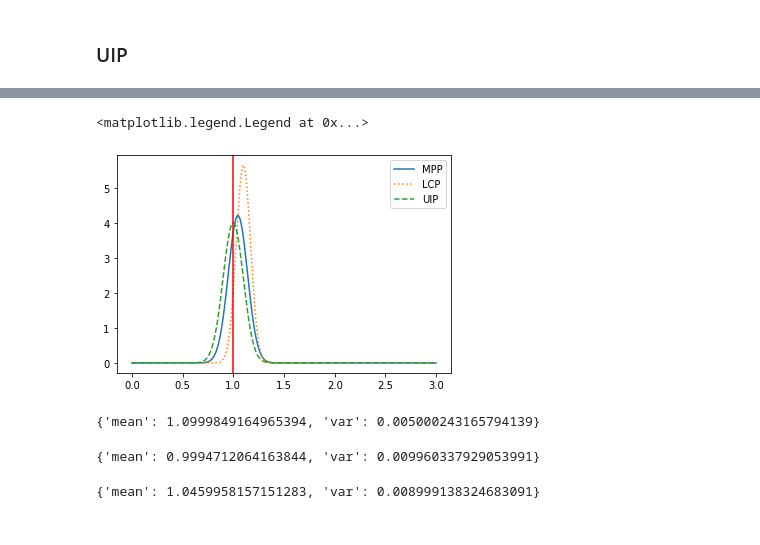
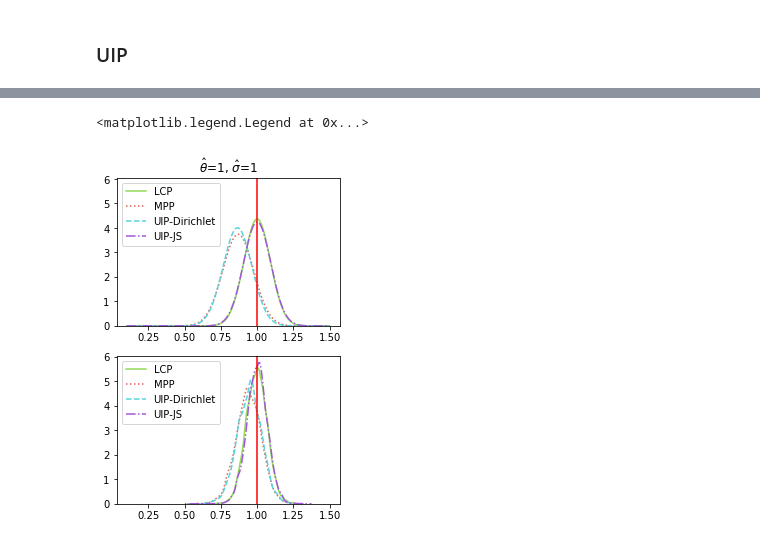
Before and after one commit to JINhuaqing/UIP, a Jupyter notebook: NormSetting/Norm_Prior_Curve.ipynb, the cells around one changed output, grey strips where cells are left out. Saved outputs shown, nothing was run; the diff lists cells and outputs as text; code cells hidden in the pictures.

Commit message:
add prior and posterior curves

```diff
--- a/NormSetting/Norm_Prior_Curve.ipynb
+++ b/NormSetting/Norm_Prior_Curve.ipynb
@@ -110,36 +156,51 @@ taus = np.exp(logtaus)
 rs = np.mean(post_normal_NPP["gammas"], axis=0)
 ws = np.mean(post_normal_UIPD["pis"], axis=0)
 M = np.mean(post_normal_UIPD["M"])
+#wsJS = np.mean(post_normal_UIPD["pis"], axis=0)
+MJS = np.mean(post_normal_UIPJS["M"])
+# %%
+MPPpost = post_normal_NPP["thetah"]
+LCPpost = post_normal_LCP["thetah"]
+UIPDpost = post_normal_UIPD["thetah"]
+UIPJSpost = post_normal_UIPJS["thetah"]
 # %%
 MPPparas = getMPP(rs, ns, Ds)
 LCPparas = getLCP(taus, ns, Ds)
 UIPparas = getUIP(ws, M, ns, Ds)
+UIPJSparas = getUIP(pisJS, MJS, ns, Ds)
 # %%
 MPPnorm = norm(loc=MPPparas["mean"], scale=np.sqrt(MPPparas["var"]))
 LCPnorm = norm(loc=LCPparas["mean"], scale=np.sqrt(LCPparas["var"]))
 UIPnorm = norm(loc=UIPparas["mean"], scale=np.sqrt(UIPparas["var"]))
+UIPJSnorm = norm(loc=UIPJSparas["mean"], scale=np.sqrt(UIPJSparas["var"]))
-# %%
-x = np.linspace(theta0-1, theta0+2, 1000)
-plt.plot(x, MPPnorm.pdf(x), label="MPP")
-plt.plot(x, LCPnorm.pdf(x), label="LCP", linestyle=":")
-plt.plot(x, UIPnorm.pdf(x), label="UIP", linestyle="--")
-plt.axvline(theta0, color="red")
-plt.legend()
-# %% [output]
-<matplotlib.legend.Legend at 0x...>
-[figure, removed]
-# %%
-LCPparas
-# %% [output]
-{'mean': 1.0999849164965394, 'var': 0.005000243165794139}
-# %%
-UIPparas
-# %% [output]
-{'mean': 0.9994712064163844, 'var': 0.009960337929053991}
-# %%
-MPPparas
-# %% [output]
-{'mean': 1.0459958157151283, 'var': 0.008999138324683091}
+# %%
+colors = sns.color_palette("hls", 4)
+x = np.linspace(0.1, 1.5, 1000)
+#x = np.linspace(-1.55, 0.5, 1000)
+#x = np.linspace(-1, 0.5, 1000)
+
+tl = r"$\hat{\theta}$" + f"={theta0}" + ", " +  r"$\hat{\sigma}$" + f"={sigma0}"
+fig = plt.figure(figsize=(4, 6))
+ax1 = plt.subplot(211)
+plt.title(tl)
+plt.plot(x, LCPnorm.pdf(x), label="LCP", linestyle="-", color=colors[1])
+plt.plot(x, MPPnorm.pdf(x), label="MPP", linestyle=":", color=colors[0])
+plt.plot(x, UIPnorm.pdf(x), label="UIP-Dirichlet", linestyle="--", color=colors[2])
+plt.plot(x, UIPJSnorm.pdf(x), label="UIP-JS", linestyle="-.", color=colors[3])
+plt.axvline(theta0, color="red")
+plt.legend()
+
+plt.subplot(212, sharex=ax1, sharey=ax1)
+sns.kdeplot(LCPpost, color=colors[1], label="LCP", linestyle="-")
+sns.kdeplot(MPPpost, color=colors[0], label="MPP", linestyle=":")
+sns.kdeplot(UIPDpost, color=colors[2], label="UIP-Dirichlet", linestyle="--")
+sns.kdeplot(UIPJSpost, color=colors[3], label="UIP-JS", linestyle="-.")
+plt.axvline(theta0, color="red")
+plt.savefig(f"prior_post_theta{theta0}_sigma{sigma0}.pdf")
+plt.legend()
+# %% [output]
+<matplotlib.legend.Legend at 0x...>
+[figure, added]
 # %%
 taus
 # %% [output]
```
Also changed, not shown: parts of 7 cells of this notebook, 5 other files.
